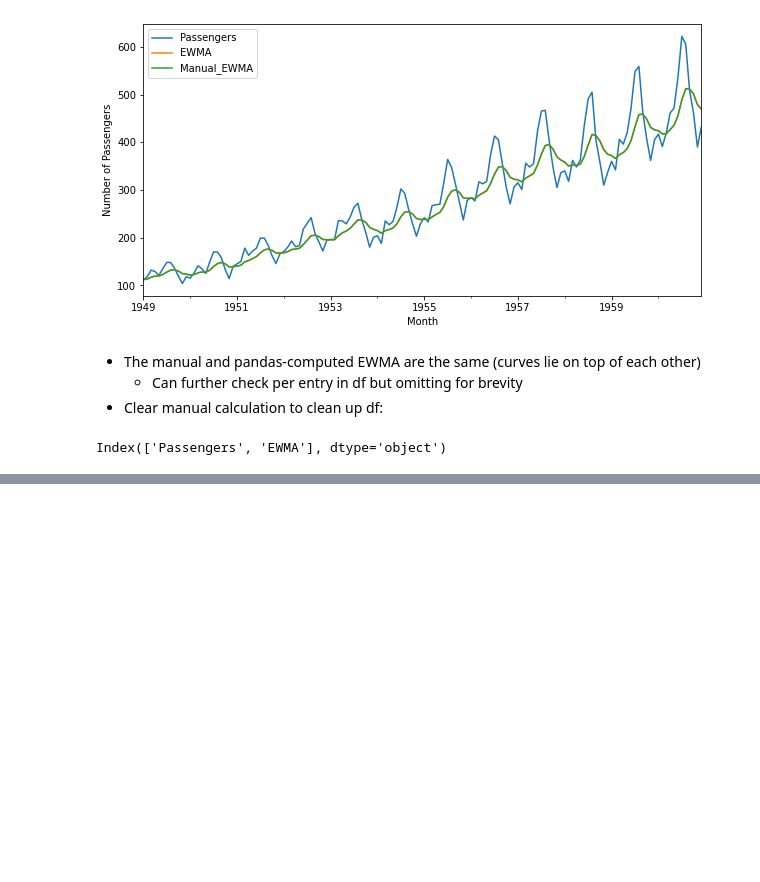
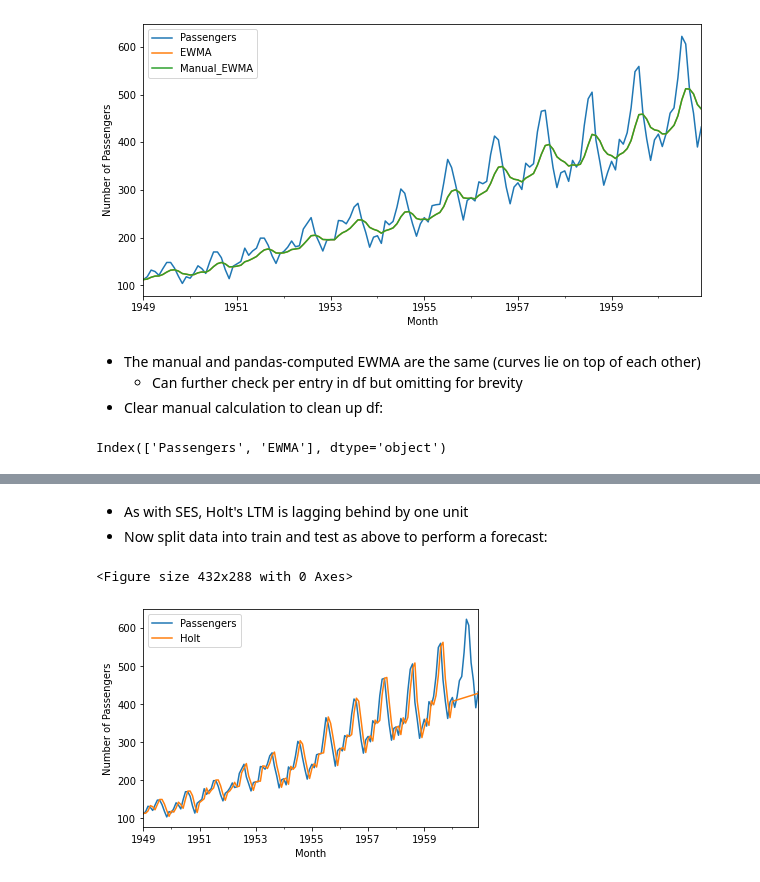
Before and after one commit to les67/TimeSeriesAnalysis_Udemy, a Jupyter notebook: 4_exponential_smoothing.ipynb, the cells around one changed output, grey strips where cells are left out. Drawn from its saved outputs; the diff is of its cells as text; code cells hidden in the pictures; blank space fills up the shorter version.

```diff
--- a/4_exponential_smoothing.ipynb
+++ b/4_exponential_smoothing.ipynb
@@ -161,0 +312,20 @@ Index(['Passengers', 'EWMA'], dtype='object')
+# %% [markdown]
+- As with SES, Holt's LTM is lagging behind by one unit
+- Now split data into train and test as above to perform a forecast:
+# %%
+# Load and fit train model
+holt = Holt(train['Passengers'],initialization_method='legacy-heuristic')
+res_h = holt.fit()
+df.loc[train_idx,'Holt'] = res_h.fittedvalues # saved fitted values
+
+# Forecast on test set
+df.loc[test_idx,'Holt'] = res_h.forecast(N_test)
+
+# Plot
+plt.figure()
+df[['Passengers','Holt']].plot()
+plt.ylabel('Number of Passengers')
+plt.show()
+# %% [output]
+<Figure size 432x288 with 0 Axes>
+[figure, added]
```
Also changed, not shown: parts of 72 cells of this notebook.
